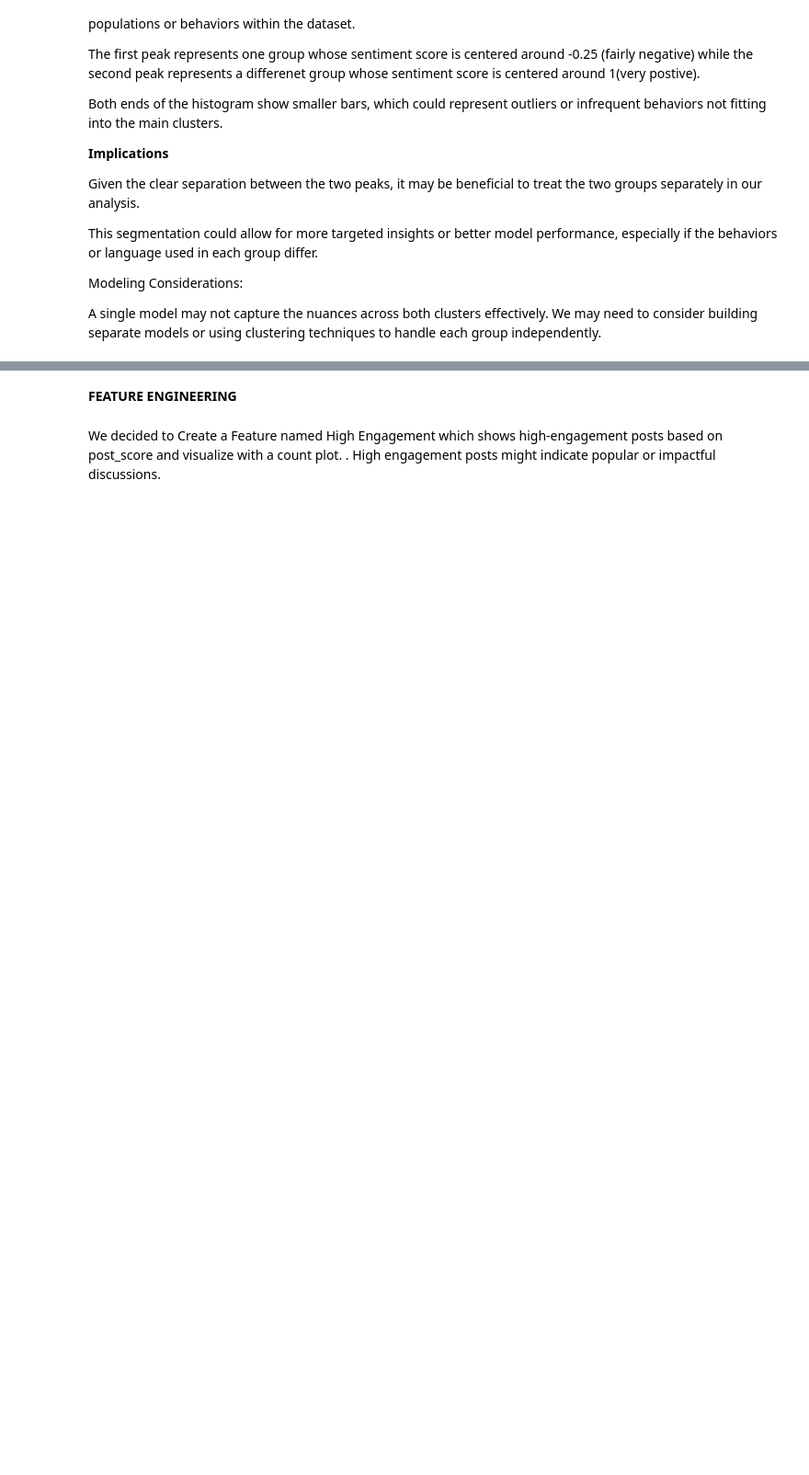
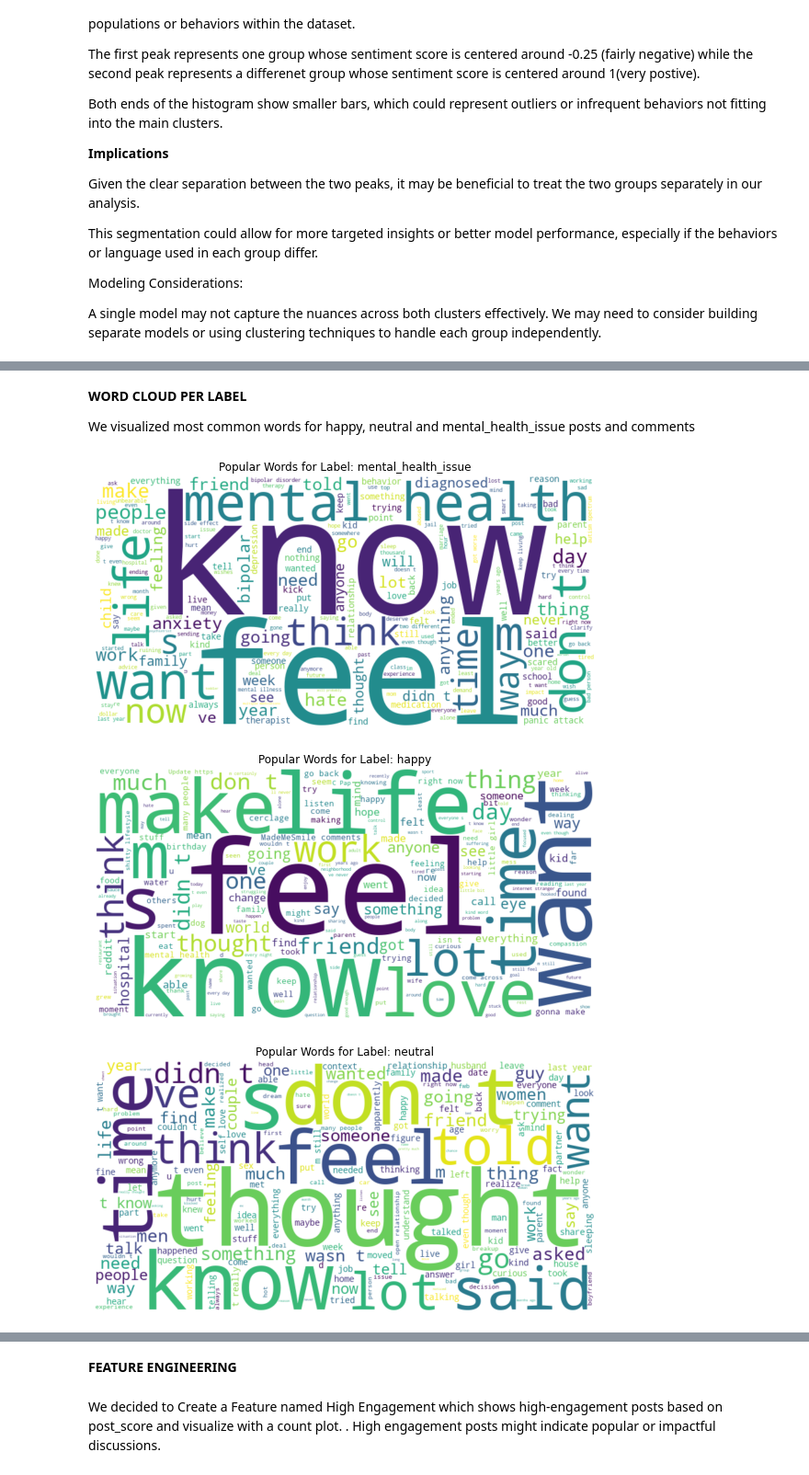
Before and after one commit to CynthiaJerono/Phase_5_Project, a Jupyter notebook: Isaac.ipynb, the cells around one changed output, grey strips where cells are left out. Shown at 92% size. Drawn from its saved outputs; the diff is of its cells as text; code cells hidden in the pictures; blank space fills up the shorter version.

```diff
--- a/Isaac.ipynb
+++ b/Isaac.ipynb
@@ -471,0 +653,33 @@ A single model may not capture the nuances across both clusters effectively. We
+# %% [markdown]
+**WORD CLOUD PER LABEL**
+
+We visualized most common words for happy, neutral and mental_health_issue posts and comments
+# %%
+
+# Function to generate and display a word cloud for each label
+def generate_word_clouds_per_label(data, text_column, label_column):
+    # Get unique labels
+    labels = data[label_column].unique()
+
+    # Create a word cloud for each label
+    for label in labels:
+        # Filter text data for the current label
+        text_data = " ".join(data[data[label_column] == label][text_column].astype(str))
+
+        # Generate the word cloud without specifying a font path
+        wordcloud = WordCloud(width=800, height=400, background_color='white').generate(text_data)
+
+        # Display the word cloud
+        plt.figure(figsize=(10, 5))
+        plt.title(f"Popular Words for Label: {label}")
+        plt.imshow(wordcloud, interpolation='bilinear')
+        plt.axis("off")
+        plt.show()
+
+# Example usage
+# Replace 'post_body' with your text column name and 'label' with your label column name
+generate_word_clouds_per_label(data, text_column='post_body', label_column='label')
+# %% [output]
+[figure, added]
+[figure, added]
+[figure, added]
```
Also changed, not shown: parts of 50 cells of this notebook, 1 other file.
